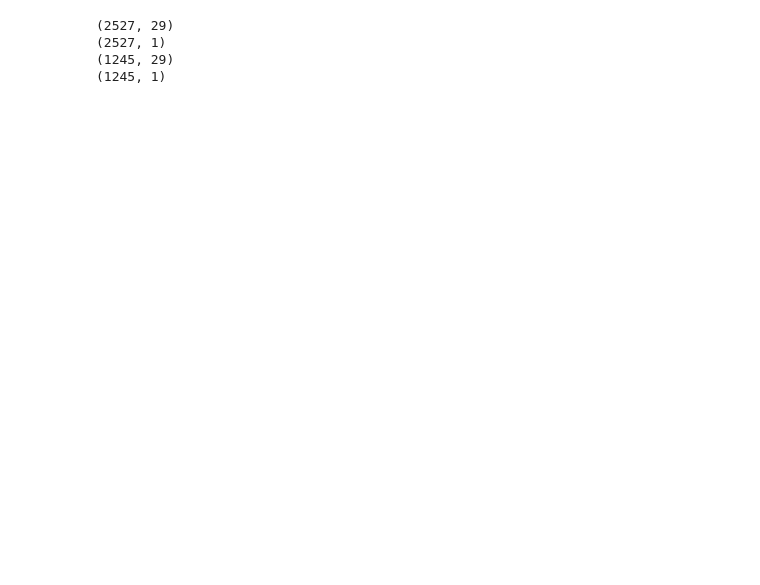
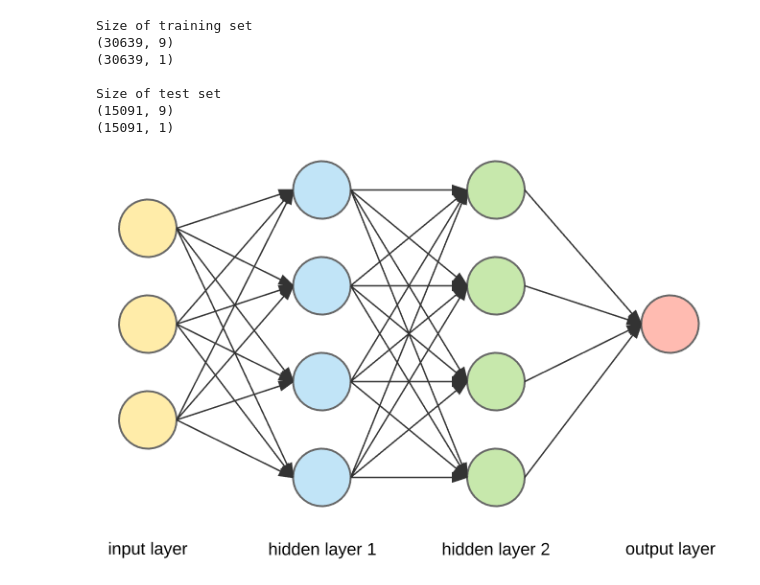
Before and after one commit to anuprulez/machine_learning_101, a Jupyter notebook: classification_deep_learning.ipynb, the cells around one changed output. Saved outputs shown, nothing was run; the diff lists cells and outputs as text; code cells hidden in the pictures; blank space fills up the shorter version.

```diff
--- a/classification_deep_learning.ipynb
+++ b/classification_deep_learning.ipynb
@@ -31,15 +69,26 @@ print(data_target.shape)
 from sklearn.model_selection import train_test_split
 
 # https://scikit-learn.org/stable/modules/generated/sklearn.model_selection.train_test_split.html#sklearn.model_selection.train_test_split
+
+# divide the entire dataset into training and test sets
+# learn on training set and evaluate the trained model on test set
+test_size = 0.33
 data_features_train, data_features_test, data_target_train, data_target_test = train_test_split(data_features,
-                                                                                                data_target, test_size=0.33, random_state=42)
+    data_target, test_size=test_size, random_state=42)
 
+# shapes of the datasets
+print("Size of training set")
 print(data_features_train.shape)
 print(data_target_train.shape)
+print()
+print("Size of test set")
 print(data_features_test.shape)
 print(data_target_test.shape)
 # %% [output]
-(2527, 29)
-(2527, 1)
-(1245, 29)
-(1245, 1)
+Size of training set
+(30639, 9)
+(30639, 1)
+
+Size of test set
+(15091, 9)
+(15091, 1)
@@ -125,0 +95,7 @@ print(best_model_params)
+# %%
+from PIL import Image
+neural_network  = Image.open("image/nn.png")
+# %%
+neural_network
+# %% [output]
+[figure, added]
```
Also changed, not shown: parts of 9 cells of this notebook, 4 other files.
